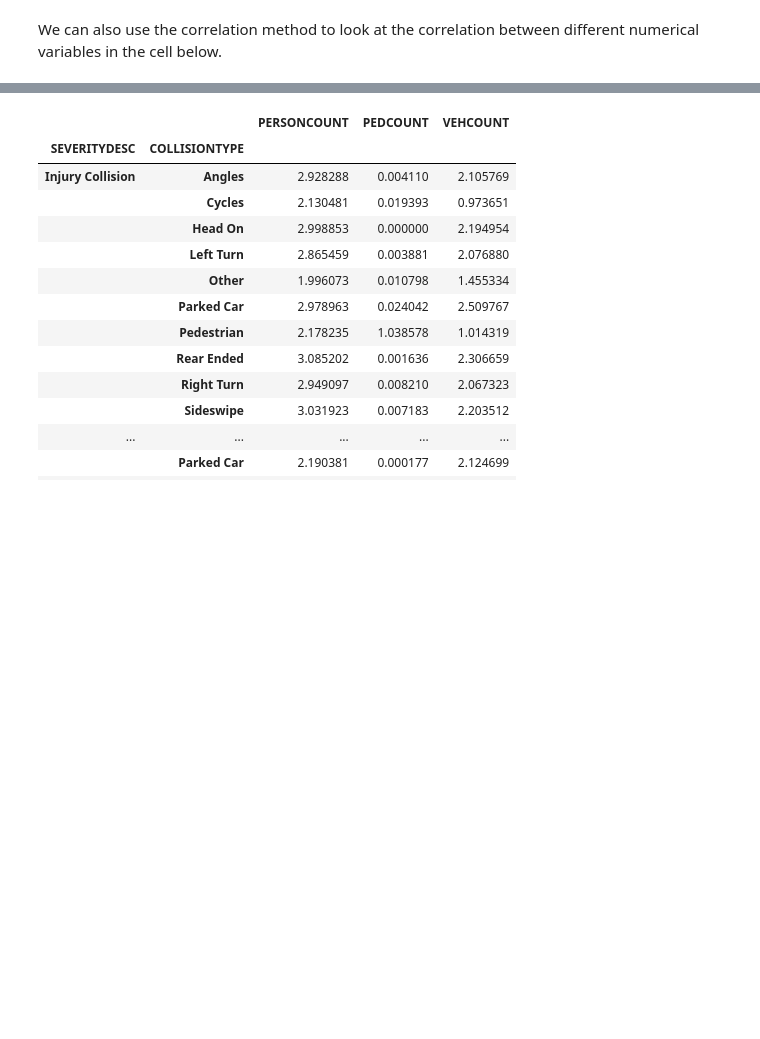
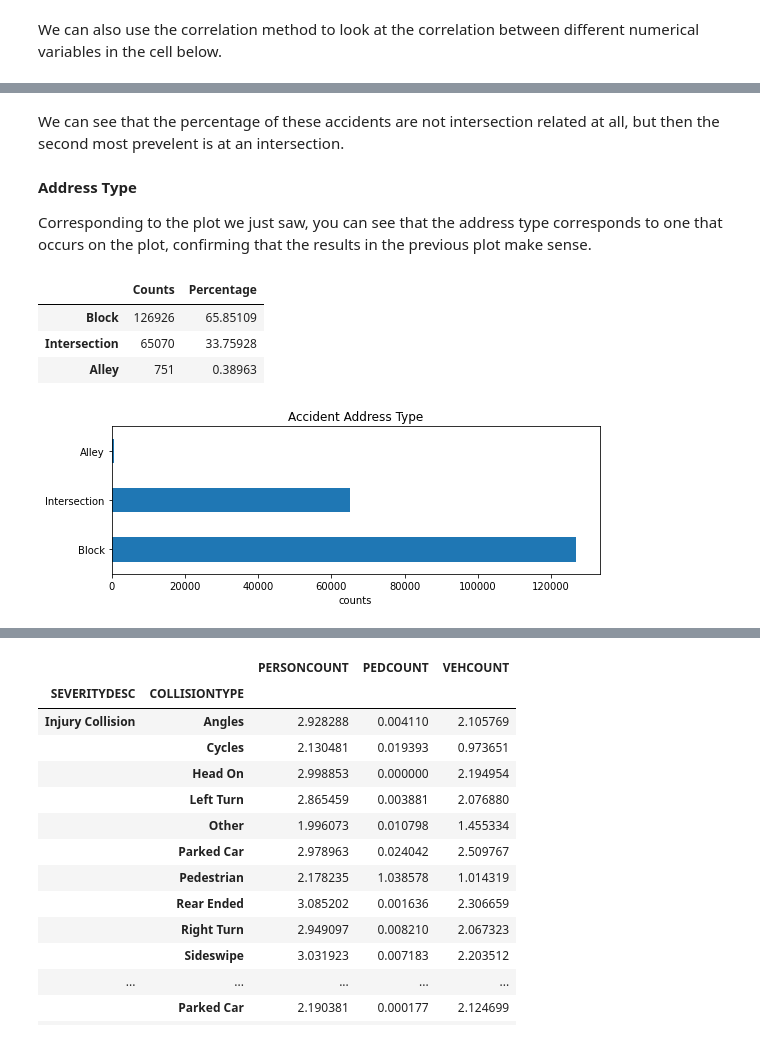
Before and after one commit to analisahill/Coursera_Capstone, a Jupyter notebook: Accident-Severity.ipynb, the cells around one changed output, grey strips where cells are left out. Saved outputs shown, nothing was run; the diff lists cells and outputs as text; code cells hidden in the pictures; blank space fills up the shorter version.

```diff
--- a/Accident-Severity.ipynb
+++ b/Accident-Severity.ipynb
@@ -272,0 +238,23 @@ ax.set(xlabel='counts',  )
+# %% [markdown]
+We can see that the percentage of these accidents are not intersection related at all, but then the second most prevelent is at an intersection.
+# %% [markdown]
+**Address Type**
+
+
+Corresponding to the plot we just saw, you can see that the address type corresponds to one that occurs on the plot, confirming that the results in the previous plot make sense.
+# %%
+fig, ax = plt.subplots(figsize=(8,3))
+df['ADDRTYPE'].value_counts().plot.barh(ax=ax)
+ax.set(xlabel='counts', title='Accident Address Type' )
+plt.tight_layout()
+plt.savefig('images/addresstype_vs_counts.png')
+
+df_addtype_counts = df['ADDRTYPE'].value_counts().to_frame("Counts")
+df_addtype_perc = (pd.value_counts(df['ADDRTYPE'])/pd.value_counts(df['ADDRTYPE']).sum()*100).to_frame("Percentage")
+df_addtype_counts.join(df_addtype_perc)
+# %% [output]
+|  | Counts | Percentage |
+| Block | 126926 | 65.85109 |
+| Intersection | 65070 | 33.75928 |
+| Alley | 751 | 0.38963 |
+[figure, added]
```
Also changed, not shown: parts of 55 cells of this notebook.
